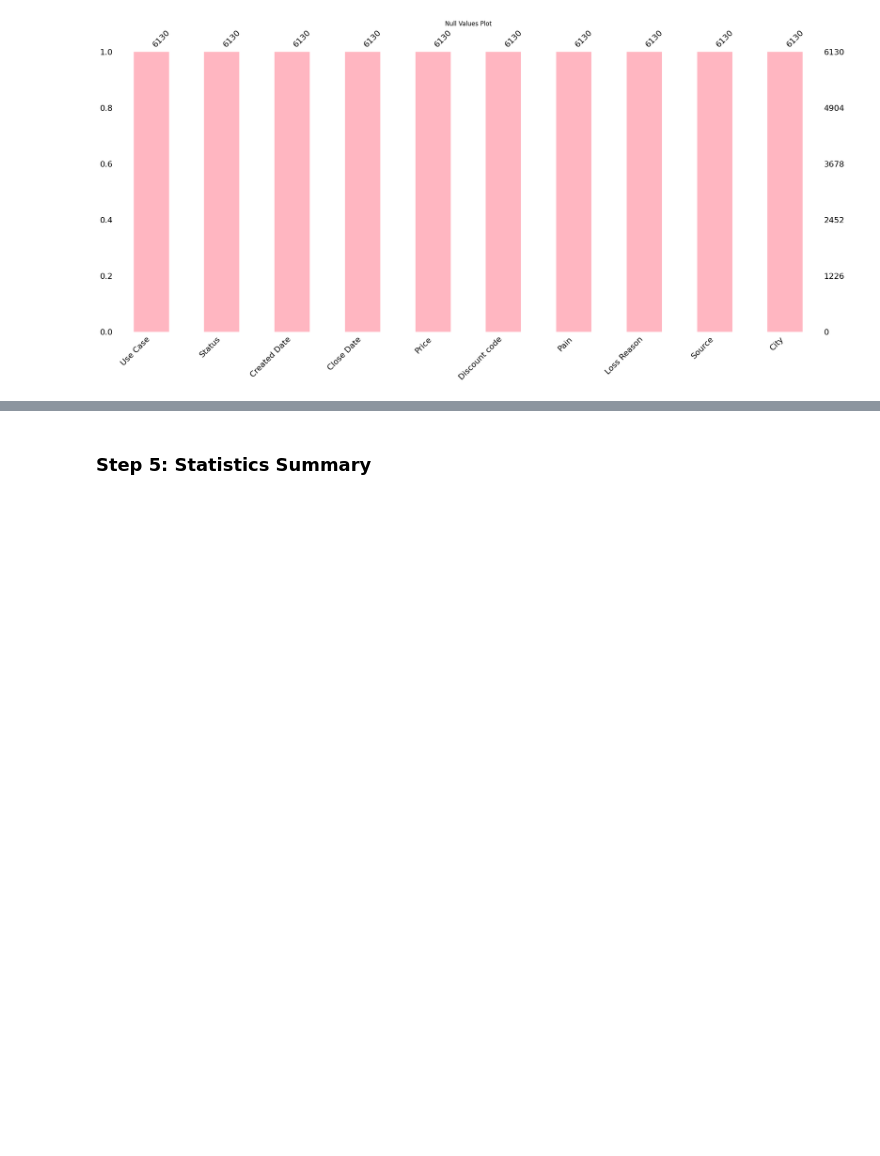
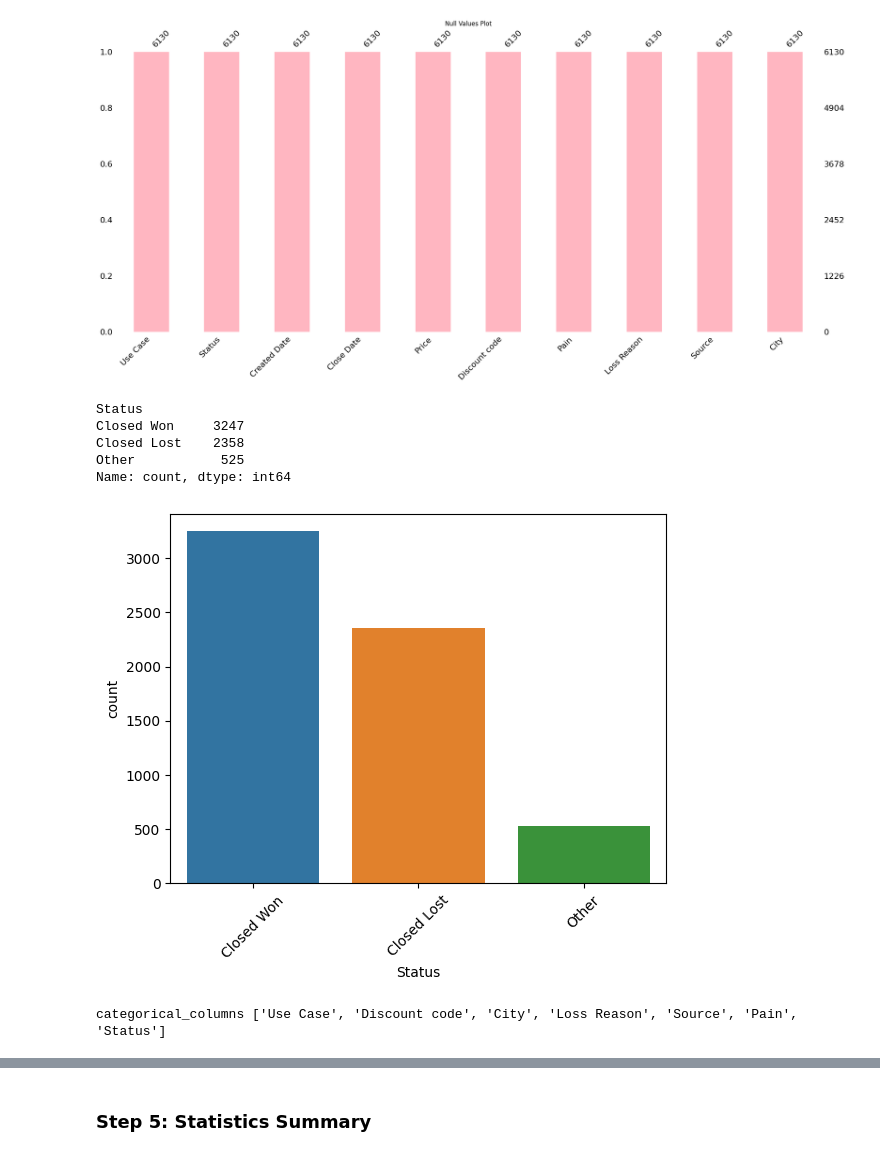
Before and after one commit to carolinajimenez/lead-scoring-model, a Jupyter notebook: notebooks/data_preprocessing.ipynb, the cells around one changed output, grey strips where cells are left out. Cells and saved outputs as stored; diff of their text form; code cells hidden in the pictures; blank space fills up the shorter version.

```diff
--- a/notebooks/data_preprocessing.ipynb
+++ b/notebooks/data_preprocessing.ipynb
@@ -285,10 +285,3 @@ ms.bar(full_dataset, color = 'lightpink')
 # 'Discarded/Nurturing Reason' and 'Acquisition Campaign' have more than 80% null values.
 # The missing data is significant and may not provide valuable information for the model.
 full_dataset_preprocessed = full_dataset.drop(['Id', 'Discarded/Nurturing Reason', 'Acquisition Campaign'], axis = 1)
-# %%
-# Fill null values with mode
-full_dataset_preprocessed['Use Case'].fillna(full_dataset_preprocessed['Use Case'].mode()[0], inplace=True)
-full_dataset_preprocessed['Discount code'].fillna(full_dataset_preprocessed['Discount code'].mode()[0], inplace=True)
-full_dataset_preprocessed['Pain'].fillna(full_dataset_preprocessed['Pain'].mode()[0], inplace=True)
-full_dataset_preprocessed['City'].fillna(full_dataset_preprocessed['City'].mode()[0], inplace=True)
-full_dataset_preprocessed['Source'].fillna(full_dataset_preprocessed['Source'].mode()[0], inplace=True)
@@ -319,3 +358,23 @@ full_dataset_preprocessed['Close Year']= full_dataset_preprocessed['Close Date']
 full_dataset_preprocessed['Close Month']= full_dataset_preprocessed['Close Date'].dt.month
 
 full_dataset_preprocessed = full_dataset_preprocessed.drop(['Created Date', 'Close Date'], axis = 1)
+# %%
+clase_mapping = {'Closed Won': 'Closed Won', 'Closed Lost': 'Closed Lost'}
+# Assign 'Other' to all classes that are not 'Closed Won' or 'Closed Lost'
+full_dataset_preprocessed['Status'] = full_dataset_preprocessed['Status'].map(clase_mapping).fillna('Other')
+
+
+# Verificar los cambios
+print(full_dataset_preprocessed['Status'].value_counts())
+# %% [output]
+Status
+Closed Won     3247
+Closed Lost    2358
+Other           525
+Name: count, dtype: int64
+# %%
+sns.countplot(x='Status', data=full_dataset_preprocessed)
+plt.xticks(rotation=45)
+plt.show()
+# %% [output]
+[figure, added]
@@ -324,9 +385,13 @@ full_dataset_preprocessed = full_dataset_preprocessed.drop(['Created Date', 'Clo
 label_encoder = LabelEncoder()
 
 # List of categorical columns to encode
-categorical_columns = ['Use Case', 'Status', 'Discount code', 'Pain', 'Loss Reason', 'Source', 'City']
+categorical_columns = full_dataset_preprocessed.select_dtypes(['object', 'datetime64[ns]']).columns
+categorical_columns = list(set(categorical_columns))
+print("categorical_columns", categorical_columns)
 
 # Aplicar LabelEncoder a cada columna categórica
 for column in categorical_columns:
     if column in full_dataset_preprocessed.columns:
         full_dataset_preprocessed[column] = label_encoder.fit_transform(full_dataset_preprocessed[column])
+# %% [output]
+categorical_columns ['Use Case', 'Discount code', 'City', 'Loss Reason', 'Source', 'Pain', 'Status']
```
Also changed, not shown: parts of 19 cells of this notebook, 9 other files.
